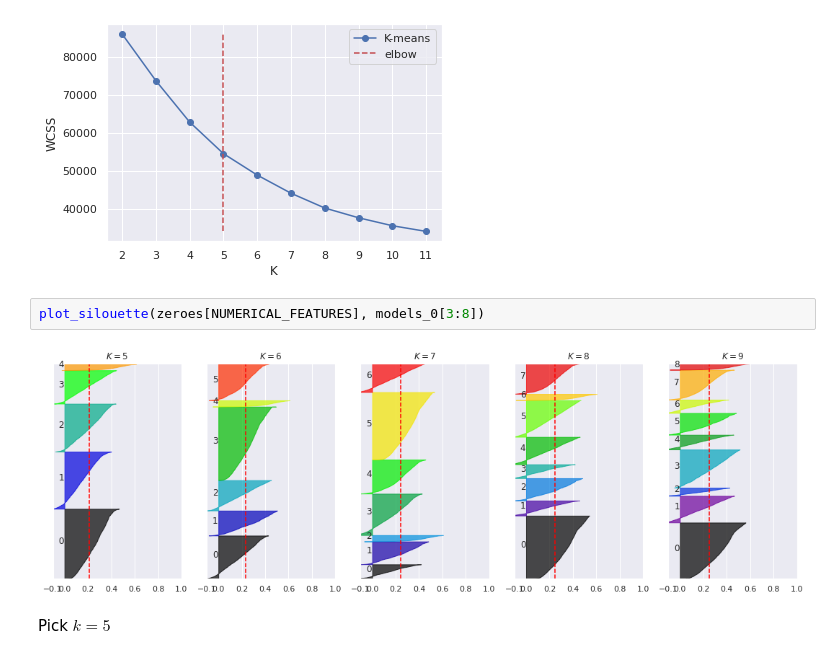
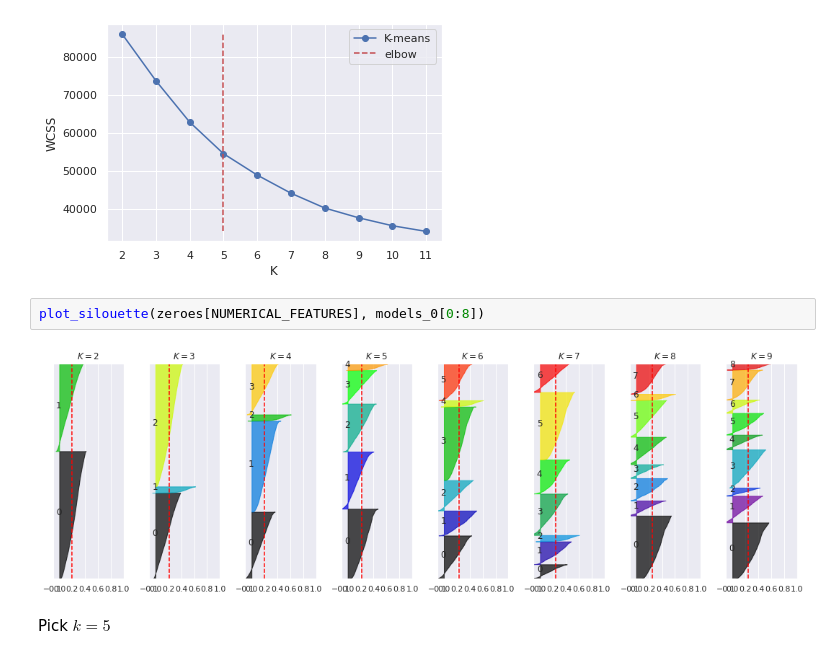
Before and after one commit to gerzin/mlem, a Jupyter notebook: notebooks/datasets/adult/AdultDatasetPreparation.ipynb, the cells around one changed output. Cells and saved outputs as stored; diff of their text form.

```diff
--- a/notebooks/datasets/adult/AdultDatasetPreparation.ipynb
+++ b/notebooks/datasets/adult/AdultDatasetPreparation.ipynb
@@ -241,9 +241,9 @@ plt.show()
 # %% [output]
 [figure]
 # %%
-plot_silouette(zeroes[NUMERICAL_FEATURES], models_0[3:8])
+plot_silouette(zeroes[NUMERICAL_FEATURES], models_0[0:8])
 # %% [output]
-[figure, old version]
+[figure, new version]
 # %% [markdown]
 Pick $k = 5$
 # %%
```
Also changed, not shown: parts of 1 cell of this notebook, 6 other files.
